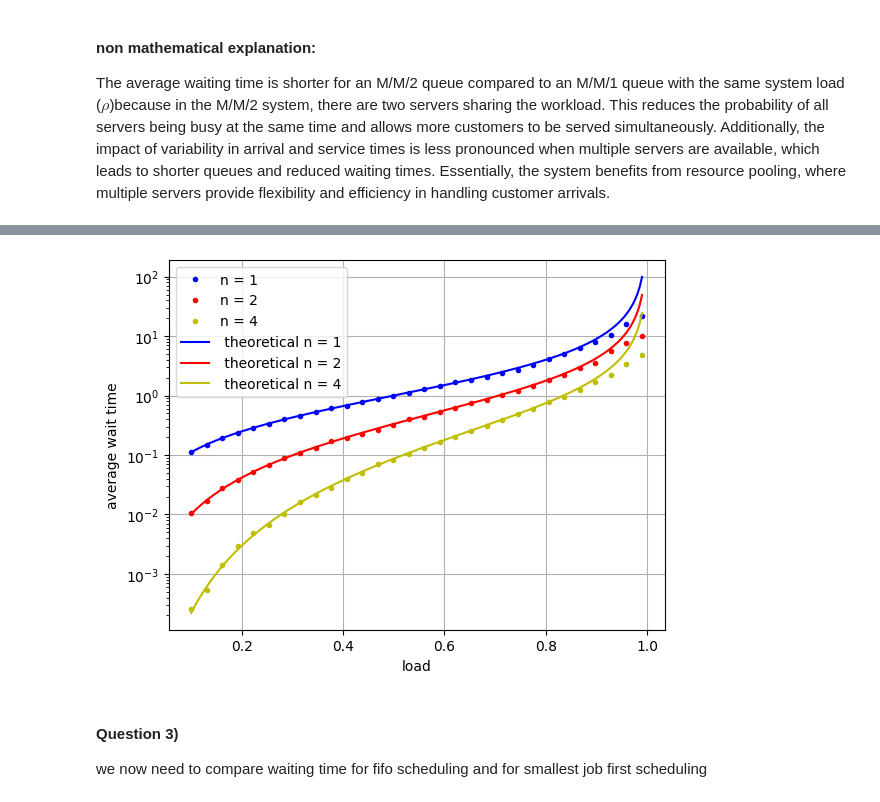
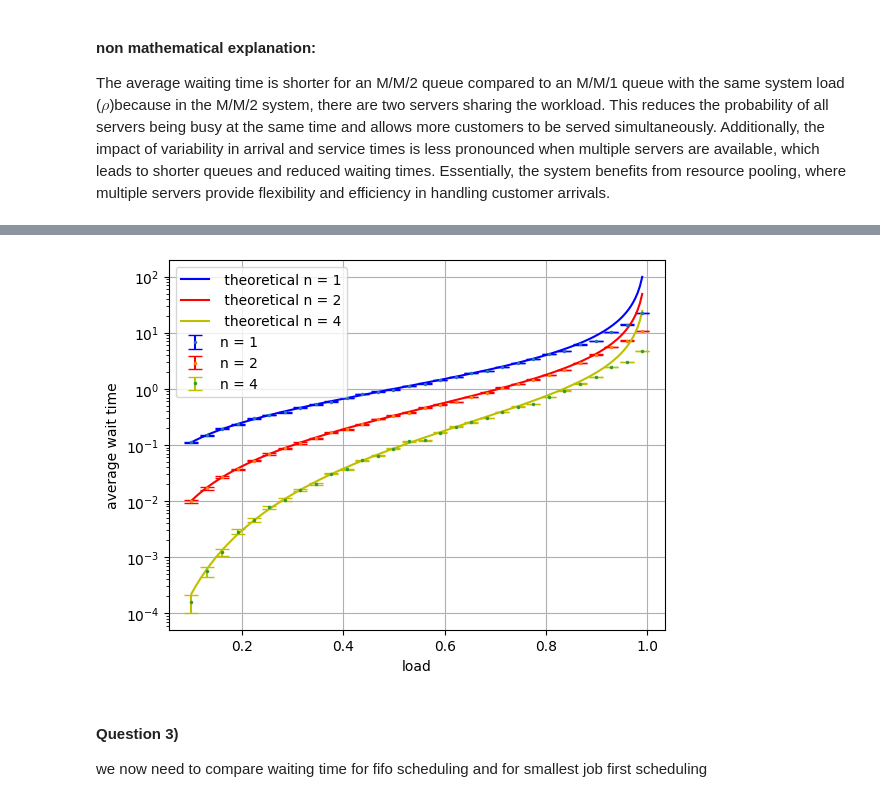
Before and after one commit to luka-waronig/Stochastic_sim_assignment_2, a Jupyter notebook: assignment_2.ipynb, the cells around one changed output, grey strips where cells are left out. Cells and saved outputs as stored; diff of their text form; code cells hidden in the pictures.

Commit message:
Added errors to 2 and 3

```diff
--- a/assignment_2.ipynb
+++ b/assignment_2.ipynb
@@ -99,6 +99,8 @@ def theoretical(Lambda, mu, n):
 
     return Wqn
 # %%
+import scipy.stats as st
+
 # Used as a guide: https://simpy.readthedocs.io/en/latest/examples/bank_renege.html
 def source(env, time_total, Lambda, counter, waiting_times, mu):
     """Generates customers and puts them into the queue."""
@@ -138,28 +140,7 @@ def run_simulation(num_servers, N, Lambda, mu, time_total):
 
         env.run()
 
-    return np.mean(timer)
+    average = np.mean(timer)
+    ci = st.t.interval(0.95, len(timer) -1, loc=average, scale=st.sem(timer))
+    error = (ci[1] - ci[0]) / 2
+    return average, error
-# %%
-mu = 1
-Lambda = np.linspace(0.1, 0.99, 20)
-time_total = 1000
-
-#amount of repeats
-N = 50
-
-#For now only made with one run, not taking averages yet
-for servers in [1,2,4]:
-
-    collected_times = []
-
-    for value in Lambda:
-
-        result = run_simulation(servers, 1, value, mu, time_total)
-        collected_times.append(result)
-
-
-    plt.plot(Lambda, collected_times, 'o-', label = f'n = {servers}')
-    plt.xlabel('Lambda')
-    plt.ylabel('Average waiting time')
-plt.legend()
-plt.show()
@@ -168,5 +147,7 @@ plt.show()
 # %%
 # Trying again for different load values
+
+
 load = np.linspace(0.1, 0.99, 30)
 
 mu = 1
@@ -176,13 +157,15 @@ N = 100
 for servers in [1,2,4]:
 
     collected_times = []
+    errors = []
 
     for value in load:
 
         Lambda = value * servers * mu
 
-        result = run_simulation(servers, N, Lambda, mu, time_total)
+        result, error = run_simulation(servers, N, Lambda, mu, time_total)
         collected_times.append(result)
+        errors.append(error)
 
 
     if servers == 1:
@@ -191,39 +174,42 @@ for servers in [1,2,4]:
         tag = 'r'
     elif servers == 4:
         tag = 'y'
-    plt.plot(load, collected_times,'.', color =tag, label = f'n = {servers}')
+    plt.errorbar(load, collected_times, yerr=errors,
+                        label = f'n = {servers}', ecolor =tag, fmt= '.',
+                        capsize=5,markersize=3)
+    #plt.plot(load, collected_times,'.', color =tag, label = f'n = {servers}')
 
 
 load = np.linspace(0.1, 0.99, 200)
 
 for servers in [1,2,4]:
 
     theoretical_times = []
 
     for value in load:
 
         Lambda = value * servers * mu
 
         result = theoretical(Lambda, mu, servers)
         theoretical_times.append(result)
 
     if servers == 1:
         tag = 'b'
     elif servers == 2:
         tag = 'r'
     elif servers == 4:
         tag = 'y'
 
     plt.plot(load, theoretical_times, color = tag, label = f' theoretical n = {servers}')
 
 plt.legend()
 plt.grid()
 plt.yscale('log')
 plt.xlabel('load')
 plt.ylabel('average wait time')
 plt.show()
 # %% [output]
-[figure, old version]
+[figure, new version]
 # %% [markdown]
 #### Question 3)
 
```
Also changed, not shown: parts of 2 cells of this notebook.
